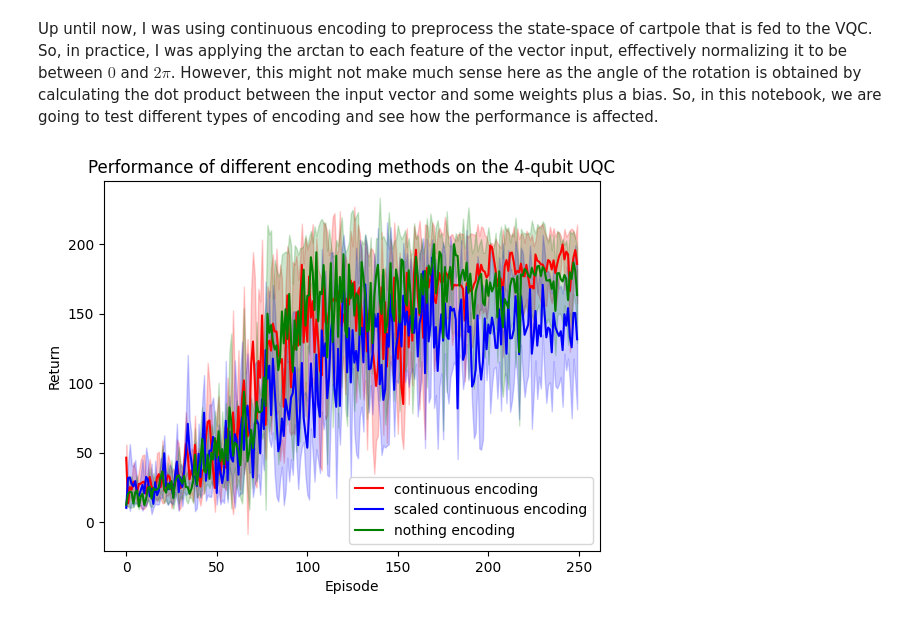
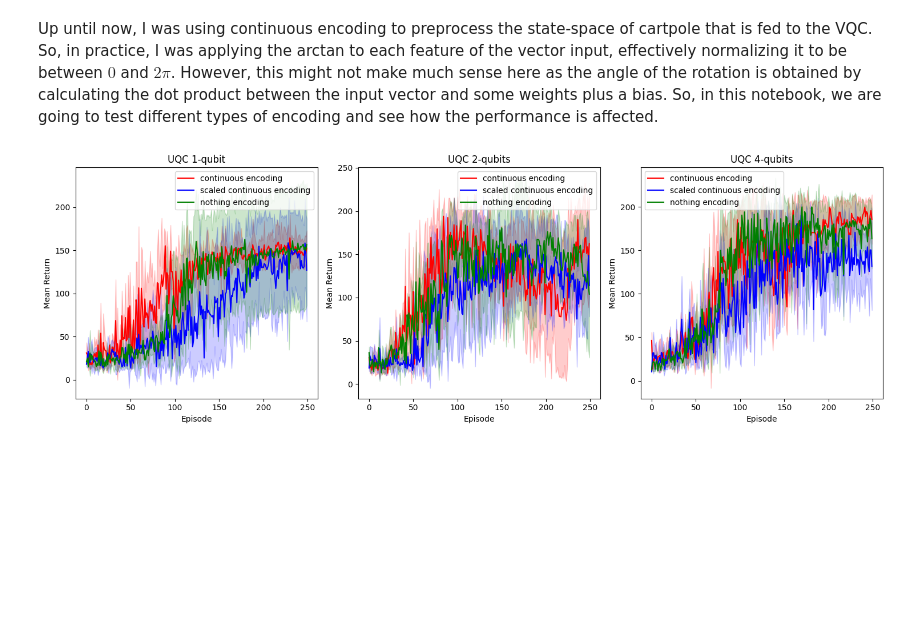
Before and after one commit to RodrigoCoelho7/VQC_Qlearning, a Jupyter notebook: data_analysis/uqc_encoding.ipynb, the cells around one changed output. Drawn from its saved outputs; the diff is of its cells as text; code cells hidden in the pictures; blank space fills up the shorter version.

Commit message:
Tried some more things on the encoding of the UQC

```diff
--- a/data_analysis/uqc_encoding.ipynb
+++ b/data_analysis/uqc_encoding.ipynb
@@ -30,14 +9,0 @@ nothing_encoding_std = np.std(nothing_encoding_return, axis = 0)
-# %%
-plt.plot(continuous_encoding_mean,color = "red", label="continuous encoding")
-plt.plot(scaled_continuous_encoding_mean,color = "blue", label="scaled continuous encoding")
-plt.plot(nothing_encoding_mean,color = "green", label="nothing encoding")
-plt.fill_between(range(len(continuous_encoding_mean)), continuous_encoding_mean - continuous_encoding_std, continuous_encoding_mean + continuous_encoding_std, color='red', alpha=0.2)
-plt.fill_between(range(len(scaled_continuous_encoding_mean)), scaled_continuous_encoding_mean - scaled_continuous_encoding_std, scaled_continuous_encoding_mean + scaled_continuous_encoding_std, color='blue', alpha=0.2)
-plt.fill_between(range(len(nothing_encoding_mean)), nothing_encoding_mean - nothing_encoding_std, nothing_encoding_mean + nothing_encoding_std, color='green', alpha=0.2)
-plt.xlabel("Episode")
-plt.ylabel("Return")
-plt.title("Performance of different encoding methods on the 4-qubit UQC")
-plt.legend()
-plt.show()
-# %% [output]
-[figure, removed]
@@ -43,0 +70,38 @@ plt.show()
+# %%
+fig, axs = plt.subplots(1, 3, figsize=(15, 5), tight_layout=True)
+axs[0].plot(continuous_encoding_1qubits_mean,color = "red", label = "continuous encoding")
+axs[0].plot(scaled_continuous_encoding_1qubits_mean,color = "blue", label = "scaled continuous encoding")
+axs[0].plot(nothing_encoding_1qubits_mean,color = "green", label = "nothing encoding")
+axs[0].fill_between(np.arange(len(continuous_encoding_1qubits_mean)), continuous_encoding_1qubits_mean - continuous_encoding_1qubits_std, continuous_encoding_1qubits_mean + continuous_encoding_1qubits_std, alpha=0.2, color = "red")
+axs[0].fill_between(np.arange(len(scaled_continuous_encoding_1qubits_mean)), scaled_continuous_encoding_1qubits_mean - scaled_continuous_encoding_1qubits_std, scaled_continuous_encoding_1qubits_mean + scaled_continuous_encoding_1qubits_std, alpha=0.2, color = "blue")
+axs[0].fill_between(np.arange(len(nothing_encoding_1qubits_mean)), nothing_encoding_1qubits_mean - nothing_encoding_1qubits_std, nothing_encoding_1qubits_mean + nothing_encoding_1qubits_std, alpha=0.2, color = "green")
+axs[0].set_title("UQC 1-qubit")
+axs[0].set_xlabel("Episode")
+axs[0].set_ylabel("Mean Return")
+axs[0].legend()
+
+axs[1].plot(continuous_encoding_2qubits_mean,color = "red", label = "continuous encoding")
+axs[1].plot(scaled_continuous_encoding_2qubits_mean,color = "blue", label = "scaled continuous encoding")
+axs[1].plot(nothing_encoding_2qubits_mean,color = "green", label = "nothing encoding")
+axs[1].fill_between(np.arange(len(continuous_encoding_2qubits_mean)), continuous_encoding_2qubits_mean - continuous_encoding_2qubits_std, continuous_encoding_2qubits_mean + continuous_encoding_2qubits_std, alpha=0.2, color = "red")
+axs[1].fill_between(np.arange(len(scaled_continuous_encoding_2qubits_mean)), scaled_continuous_encoding_2qubits_mean - scaled_continuous_encoding_2qubits_std, scaled_continuous_encoding_2qubits_mean + scaled_continuous_encoding_2qubits_std, alpha=0.2, color = "blue")
+axs[1].fill_between(np.arange(len(nothing_encoding_2qubits_mean)), nothing_encoding_2qubits_mean - nothing_encoding_2qubits_std, nothing_encoding_2qubits_mean + nothing_encoding_2qubits_std, alpha=0.2, color = "green")
+axs[1].set_title("UQC 2-qubits")
+axs[1].set_xlabel("Episode")
+axs[1].set_ylabel("Mean Return")
+axs[1].legend()
+
+axs[2].plot(continuous_encoding_4qubits_mean,color = "red", label = "continuous encoding")
+axs[2].plot(scaled_continuous_encoding_4qubits_mean,color = "blue", label = "scaled continuous encoding")
+axs[2].plot(nothing_encoding_4qubits_mean,color = "green", label = "nothing encoding")
+axs[2].fill_between(np.arange(len(continuous_encoding_4qubits_mean)), continuous_encoding_4qubits_mean - continuous_encoding_4qubits_std, continuous_encoding_4qubits_mean + continuous_encoding_4qubits_std, alpha=0.2, color = "red")
+axs[2].fill_between(np.arange(len(scaled_continuous_encoding_4qubits_mean)), scaled_continuous_encoding_4qubits_mean - scaled_continuous_encoding_4qubits_std, scaled_continuous_encoding_4qubits_mean + scaled_continuous_encoding_4qubits_std, alpha=0.2, color = "blue")
+axs[2].fill_between(np.arange(len(nothing_encoding_4qubits_mean)), nothing_encoding_4qubits_mean - nothing_encoding_4qubits_std, nothing_encoding_4qubits_mean + nothing_encoding_4qubits_std, alpha=0.2, color = "green")
+axs[2].set_title("UQC 4-qubits")
+axs[2].set_xlabel("Episode")
+axs[2].set_ylabel("Mean Return")
+axs[2].legend()
+
+plt.show()
+# %% [output]
+[figure, added]
```
Also changed, not shown: parts of 5 cells of this notebook.
